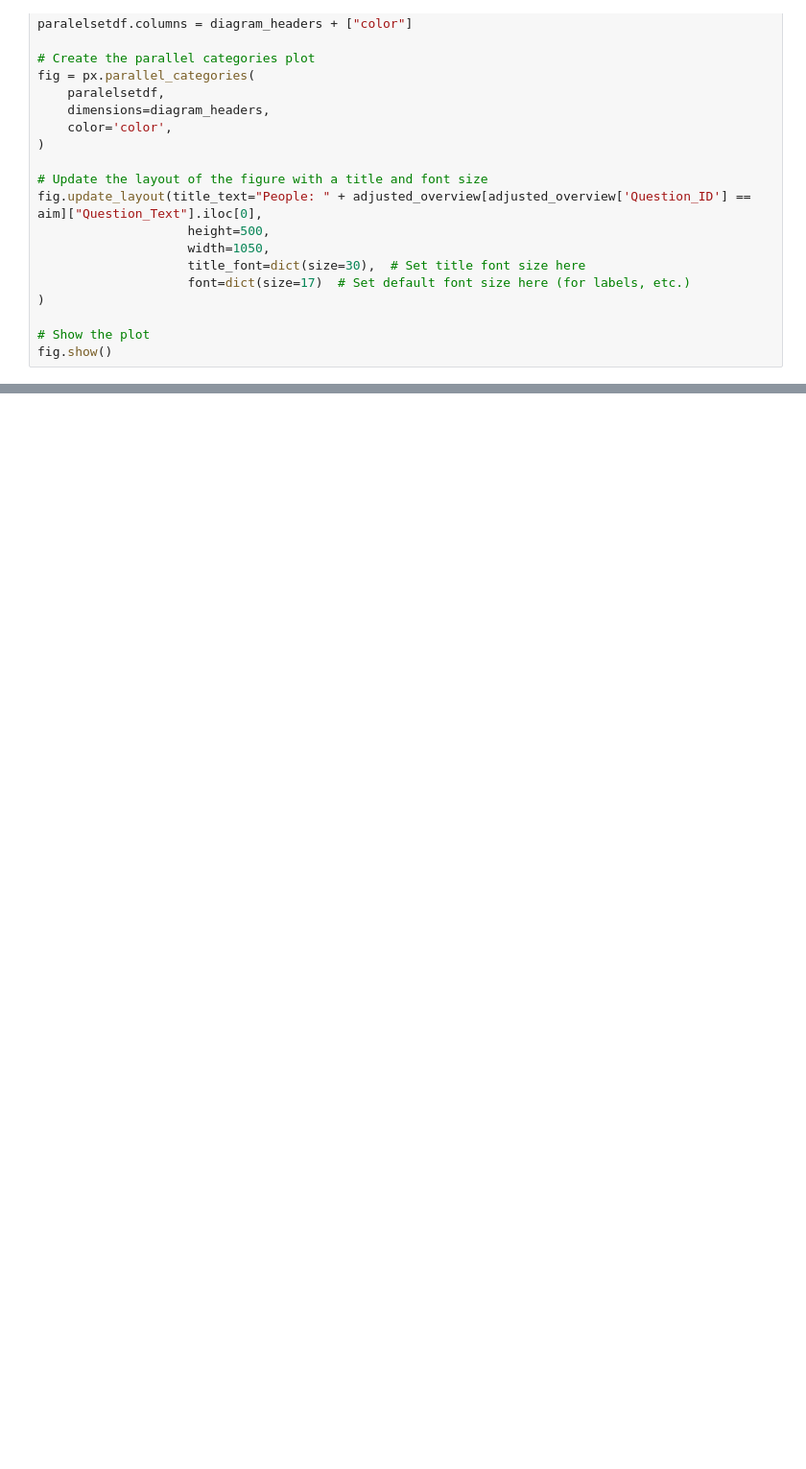
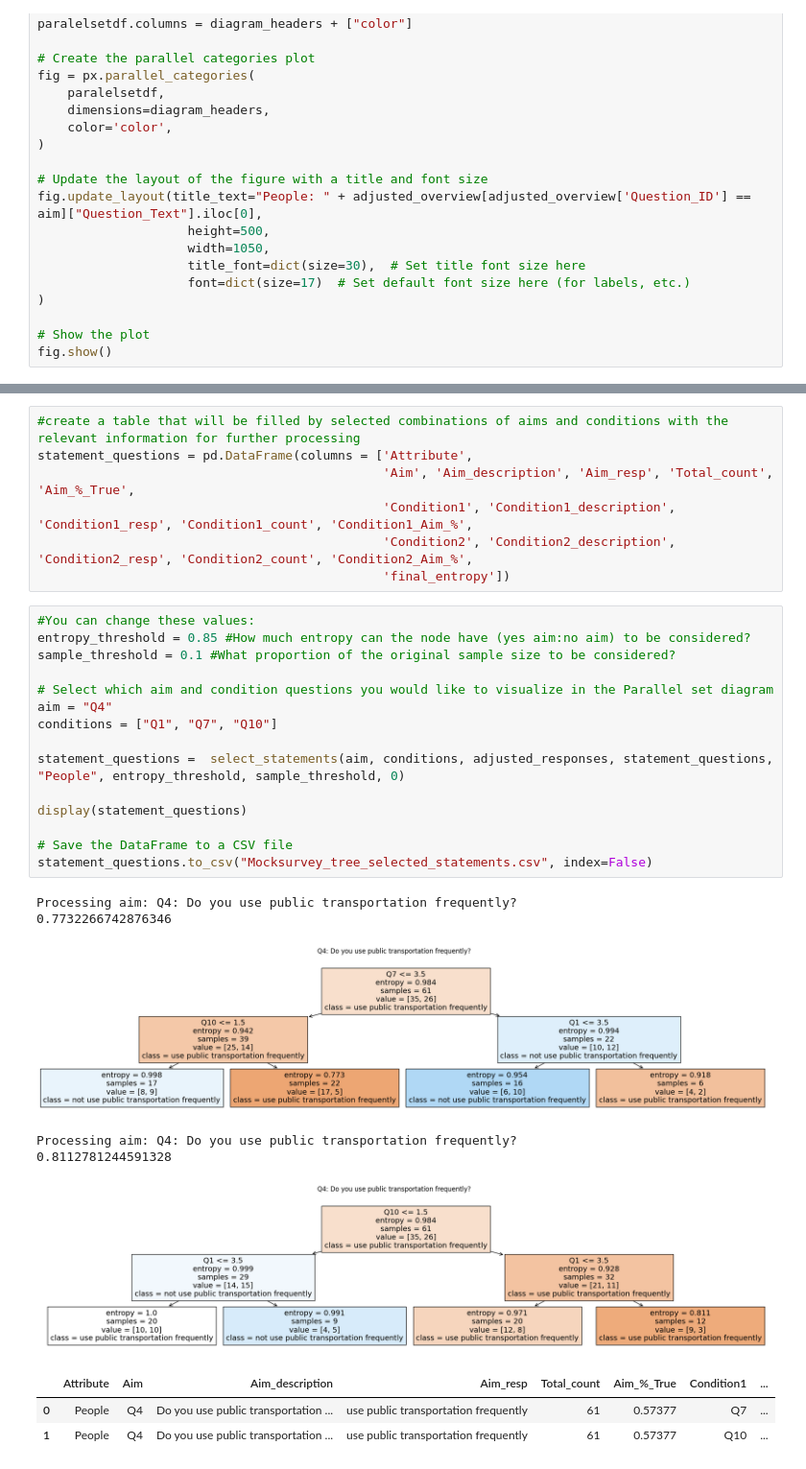
Before and after one commit to GeorgeGitHubbins/MScThesis-Extracting-InformalRules-from-Surveys, a Jupyter notebook: FinalSurveyAnalysisCode/SIREMethod.ipynb, the cells around one changed output, grey strips where cells are left out. Shown at 96% size. Drawn from its saved outputs; the diff is of its cells as text; blank space fills up the shorter version.

```diff
--- a/FinalSurveyAnalysisCode/SIREMethod.ipynb
+++ b/FinalSurveyAnalysisCode/SIREMethod.ipynb
@@ -497,0 +492,32 @@ Out of 100 survey responses, 49 responded with: Yes to: Did you vote in the last
+# %%
+#create a table that will be filled by selected combinations of aims and conditions with the relevant information for further processing
+statement_questions = pd.DataFrame(columns = ['Attribute',
+                                              'Aim', 'Aim_description', 'Aim_resp', 'Total_count', 'Aim_%_True',
+                                              'Condition1', 'Condition1_description', 'Condition1_resp', 'Condition1_count', 'Condition1_Aim_%',
+                                              'Condition2', 'Condition2_description', 'Condition2_resp', 'Condition2_count', 'Condition2_Aim_%',
+                                              'final_entropy'])
+# %%
+#You can change these values:
+entropy_threshold = 0.85 #How much entropy can the node have (yes aim:no aim) to be considered?
+sample_threshold = 0.1 #What proportion of the original sample size to be considered?
+
+# Select which aim and condition questions you would like to visualize in the Parallel set diagram
+aim = "Q4"
+conditions = ["Q1", "Q7", "Q10"]
+
+statement_questions =  select_statements(aim, conditions, adjusted_responses, statement_questions, "People", entropy_threshold, sample_threshold, 0)
+
+display(statement_questions)
+
+# Save the DataFrame to a CSV file
+statement_questions.to_csv("Mocksurvey_tree_selected_statements.csv", index=False)
+# %% [output]
+Processing aim: Q4: Do you use public transportation frequently?
+0.7732266742876346
+[figure, added]
+Processing aim: Q4: Do you use public transportation frequently?
+0.8112781244591328
+[figure, added]
+|  | Attribute | Aim | Aim_description | Aim_resp | Total_count | Aim_%_True | Condition1 | ... |
+| 0 | People | Q4 | Do you use public transportation ... | use public transportation frequently | 61 | 0.57377 | Q7 | ... |
+| 1 | People | Q4 | Do you use public transportation ... | use public transportation frequently | 61 | 0.57377 | Q10 | ... |
```
Also changed, not shown: parts of 12 cells of this notebook, 1 other file.
